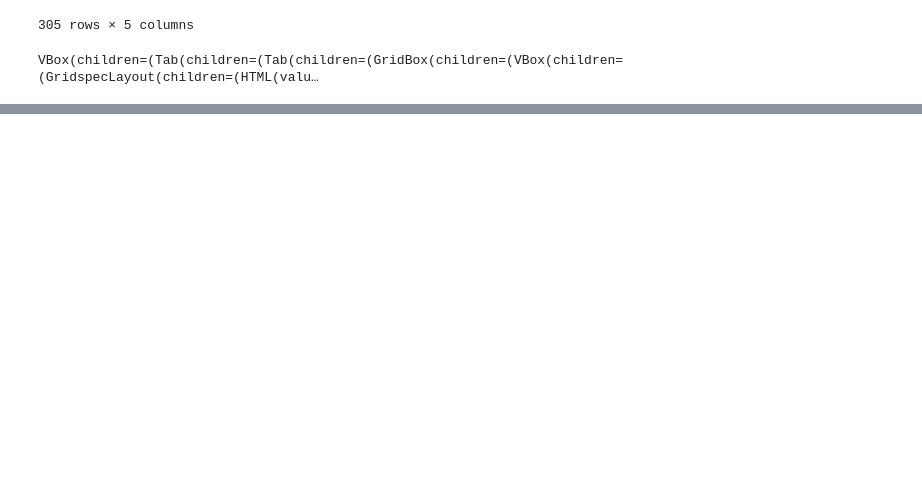
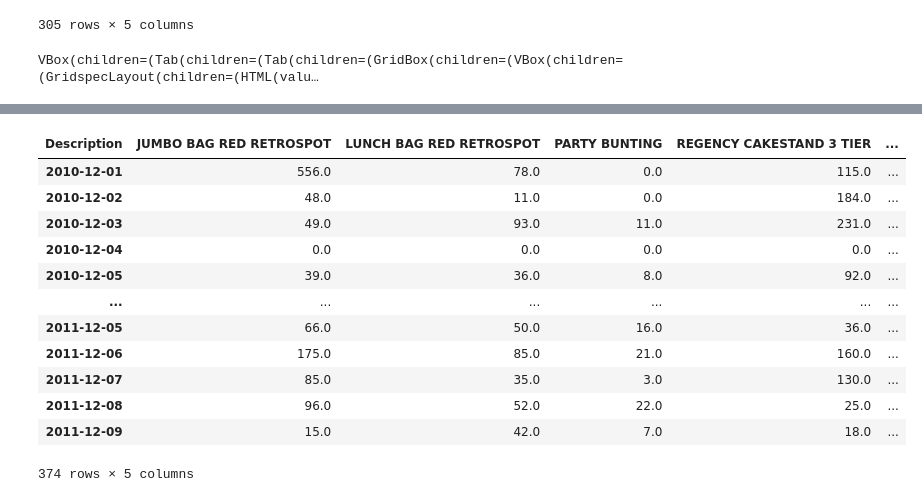
Before and after one commit to Abdul1Abdi/CIND820-Project, a Jupyter notebook: Project Notebook.ipynb, the cells around one changed output, grey strips where cells are left out. Drawn from its saved outputs; the diff is of its cells as text; code cells hidden in the pictures; blank space fills up the shorter version.

```diff
--- a/Project Notebook.ipynb
+++ b/Project Notebook.ipynb
@@ -131,0 +136,18 @@ pyplot.show()
+# %%
+dateRange = pd.date_range(min(df3.index),max(df3.index))
+df4 = df3.reindex(dateRange,fill_value=0)
+df4
+# %% [output]
+| Description | JUMBO BAG RED RETROSPOT | LUNCH BAG RED RETROSPOT | PARTY BUNTING | REGENCY CAKESTAND 3 TIER | ... |
+| 2010-12-01 | 556.0 | 78.0 | 0.0 | 115.0 | ... |
+| 2010-12-02 | 48.0 | 11.0 | 0.0 | 184.0 | ... |
+| 2010-12-03 | 49.0 | 93.0 | 11.0 | 231.0 | ... |
+| 2010-12-04 | 0.0 | 0.0 | 0.0 | 0.0 | ... |
+| 2010-12-05 | 39.0 | 36.0 | 8.0 | 92.0 | ... |
+| ... | ... | ... | ... | ... | ... |
+| 2011-12-05 | 66.0 | 50.0 | 16.0 | 36.0 | ... |
+| 2011-12-06 | 175.0 | 85.0 | 21.0 | 160.0 | ... |
+| 2011-12-07 | 85.0 | 35.0 | 3.0 | 130.0 | ... |
+| 2011-12-08 | 96.0 | 52.0 | 22.0 | 25.0 | ... |
+| 2011-12-09 | 15.0 | 42.0 | 7.0 | 18.0 | ... |
+374 rows × 5 columns
```
Also changed, not shown: parts of 5 cells of this notebook.
